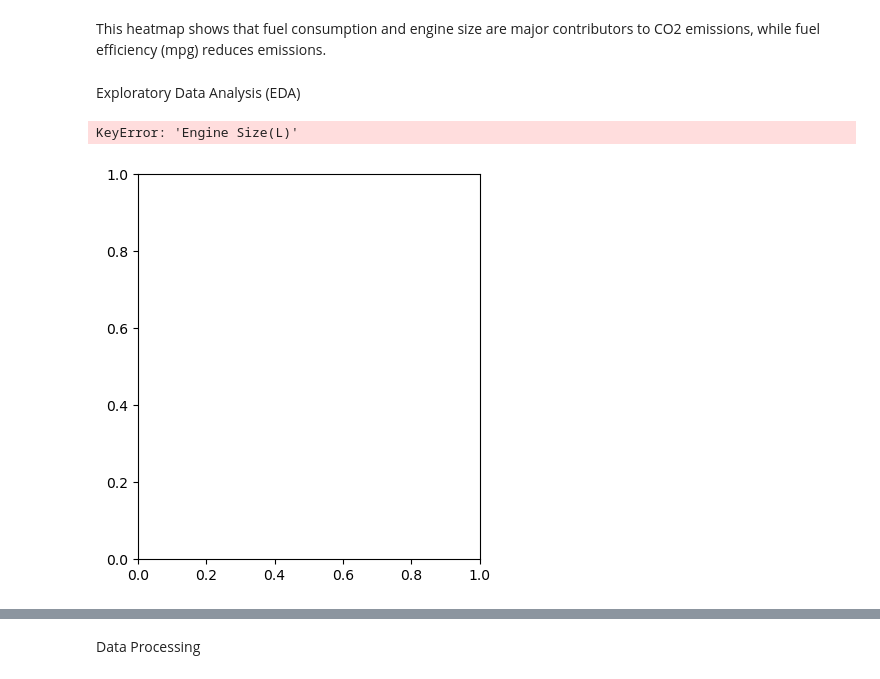
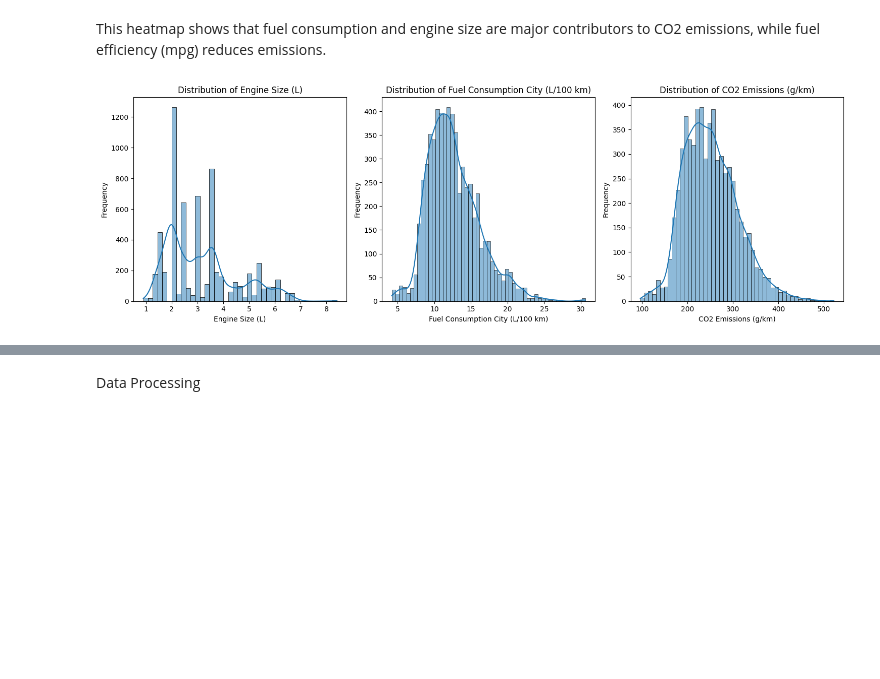
Before and after one commit to Floraannchan/CO2_Prediction, a Jupyter notebook: emission.ipynb, the cells around one changed output, grey strips where cells are left out. Saved outputs shown, nothing was run; the diff lists cells and outputs as text; code cells hidden in the pictures; blank space fills up the shorter version.

Commit message:
fetch/prepare error

```diff
--- a/emission.ipynb
+++ b/emission.ipynb
@@ -101,31 +111,28 @@ plt.show()
 # %% [markdown]
 This heatmap shows that fuel consumption and engine size are major contributors to CO2 emissions, while fuel efficiency (mpg) reduces emissions.
-# %% [markdown]
-Exploratory Data Analysis (EDA)
 # %%
 
 plt.figure(figsize=(15, 5))
 
 plt.subplot(1, 3, 1)
-sns.histplot(df['Engine Size(L)'], kde=True)
+sns.histplot(df['engine_size'], kde=True)
 plt.title('Distribution of Engine Size (L)')
 plt.xlabel('Engine Size (L)')
 plt.ylabel('Frequency')
 
 plt.subplot(1, 3, 2)
-sns.histplot(df['Fuel Consumption Comb (L/100 km))'], kde=True)
+sns.histplot(df['fuel_consumption_city'], kde=True)
 plt.title('Distribution of Fuel Consumption City (L/100 km)')
 plt.xlabel('Fuel Consumption City (L/100 km)')
 plt.ylabel('Frequency')
 
 plt.subplot(1, 3, 3)
-sns.histplot(df['CO2 Emissions(g/km)'], kde=True)
+sns.histplot(df['co2_emissions'], kde=True)
 plt.title('Distribution of CO2 Emissions (g/km)')
 plt.xlabel('CO2 Emissions (g/km)')
 plt.ylabel('Frequency')
 
 plt.tight_layout()
 plt.show()
 # %% [output]
-KeyError: 'Engine Size(L)'
-[figure, old version]
+[figure, new version]
```
Also changed, not shown: parts of 19 cells of this notebook.
